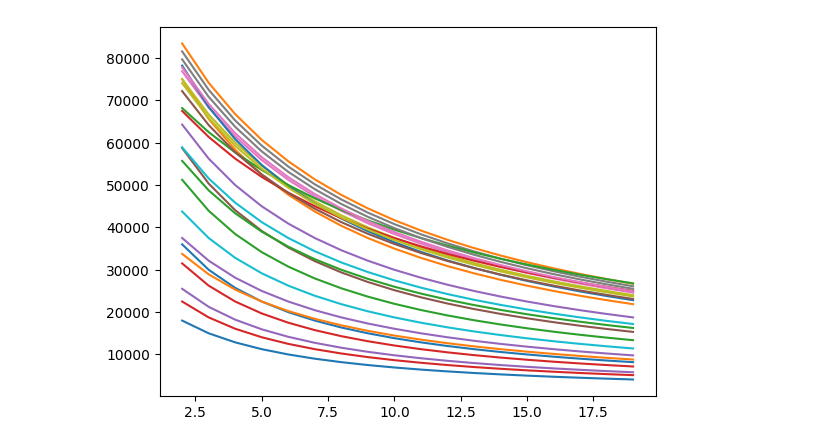
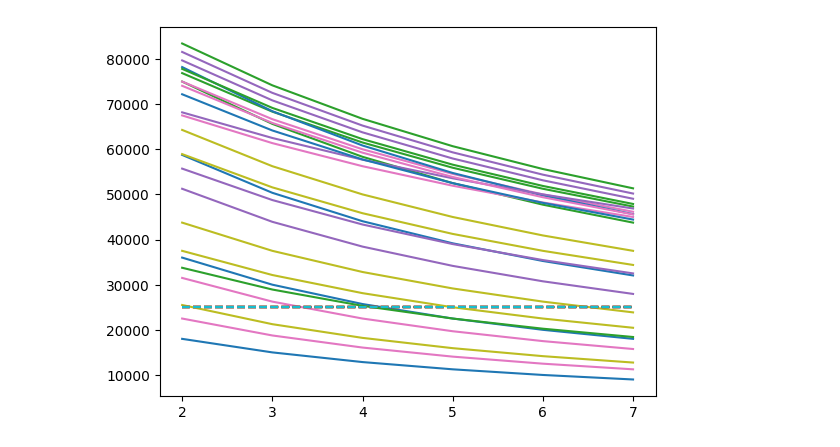
Before and after one commit to Gael-BB/Prosperity2, a Jupyter notebook: manual_trading/round_3.ipynb, the cells around one changed output. Saved outputs shown, nothing was run; the diff lists cells and outputs as text; code cells hidden in the pictures.

Commit message:
slightly less pointless graph

```diff
--- a/manual_trading/round_3.ipynb
+++ b/manual_trading/round_3.ipynb
@@ -16,13 +16,17 @@ for p in range(0,100):
     for i in range(N):
         profits[i][p-1] = profit.flat[i]
 # %%
-#plot profits for each square over a selected range of percentages
+#plot profits for each square over a selected range of percentages with costs of each voyage
 p_array = np.linspace(0,99,100)
 p_min = 2
-p_max = 20
+p_max = 8
+cutoff_75k = np.ones(100) * 75000
+cutoff_25k = np.ones(100) * 25000
 for j in range(N):
     plt.plot(p_array[p_min:p_max],profits[j][p_min:p_max])
-
+    plt.plot(p_array[p_min:p_max],cutoff_75k[p_min:p_max],linestyle = 'dashed')
+    plt.plot(p_array[p_min:p_max],cutoff_25k[p_min:p_max],linestyle = 'dashed')
+cutoff_75k = np.ones(100) * 75000
 plt.show()
 # %% [output]
-[figure, old version]
+[figure, new version]
```
